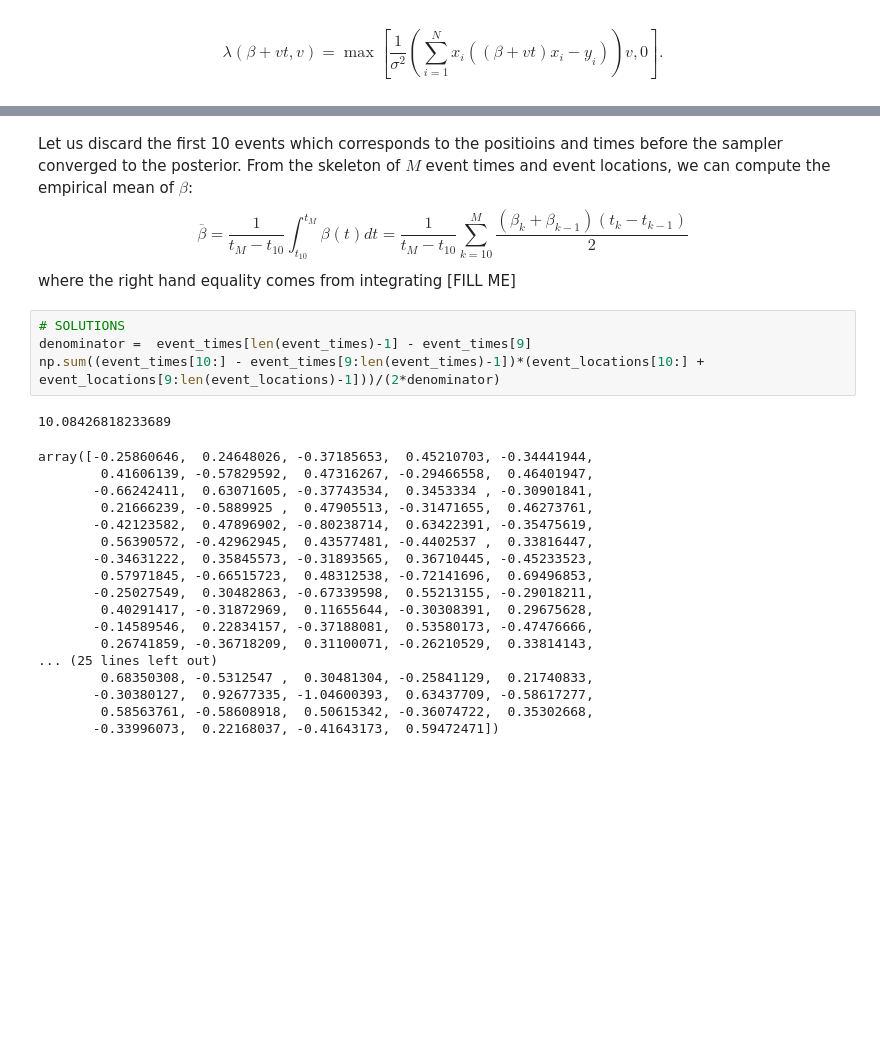
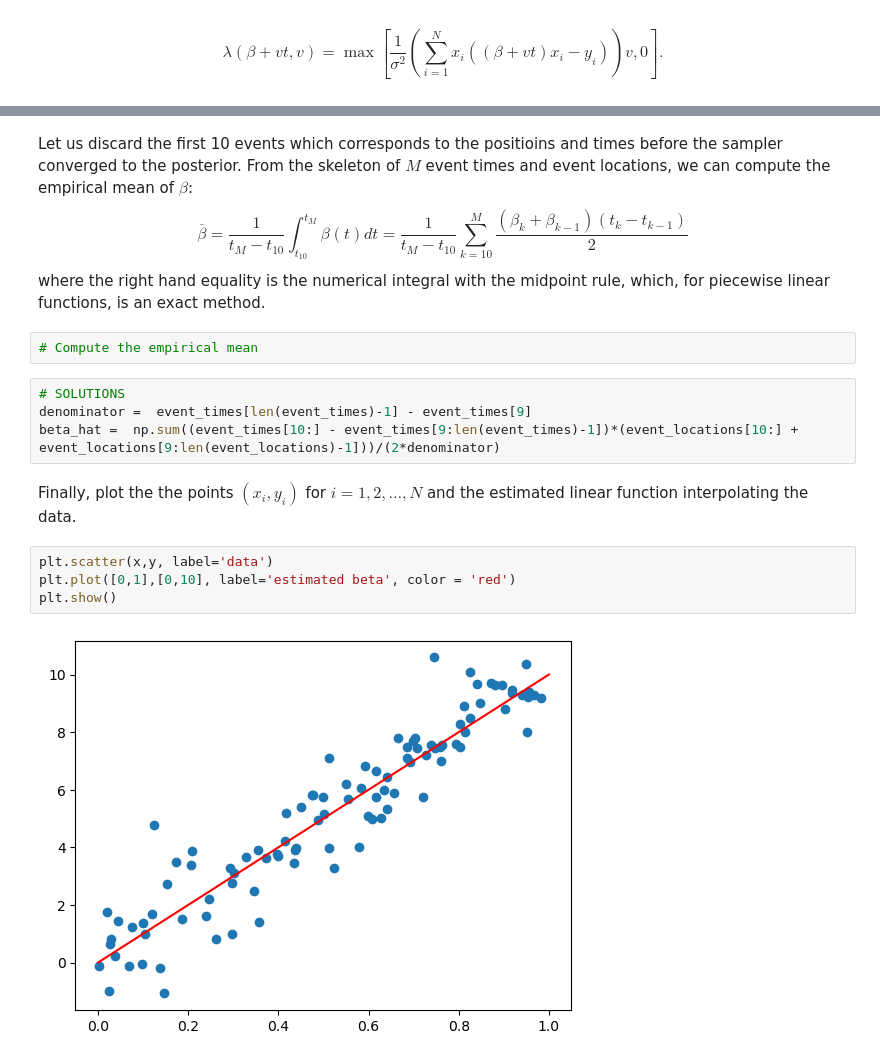
Before and after one commit to SebaGraz/PDMP_workshop, a Jupyter notebook: PDMP_workshop.ipynb, the cells around one changed output, grey strips where cells are left out. Cells and saved outputs as stored; diff of their text form; blank space fills up the shorter version.

```diff
--- a/PDMP_workshop.ipynb
+++ b/PDMP_workshop.ipynb
@@ -277,29 +278,18 @@ From the skeleton of $M$ event times and event locations, we can compute the emp
 $$
 \overline \beta = \frac{1}{t_M - t_{10}}\int_{t_{10}}^{t_M} \beta(t) dt = \frac{1}{t_M - t_{10}} \sum_{k=10}^M \frac{(\beta_k + \beta_{k-1})(t_k - t_{k-1})}{2}
 $$
-where the right hand equality comes from integrating [FILL ME]
+where the right hand equality is the numerical integral with the midpoint rule, which, for piecewise linear functions, is an exact method.
+# %%
+# Compute the empirical mean
 # %%
 # SOLUTIONS
 denominator =  event_times[len(event_times)-1] - event_times[9]
-np.sum((event_times[10:] - event_times[9:len(event_times)-1])*(event_locations[10:] + event_locations[9:len(event_locations)-1]))/(2*denominator)
+beta_hat =  np.sum((event_times[10:] - event_times[9:len(event_times)-1])*(event_locations[10:] + event_locations[9:len(event_locations)-1]))/(2*denominator)
-# %% [output]
-10.08426818233689
+# %% [markdown]
+Finally, plot the the points $(x_i,y_i)$ for $i = 1,2,\dots,N$ and the estimated linear function interpolating the data.
 # %%
+plt.scatter(x,y, label='data')
+plt.plot([0,1],[0,10], label='estimated beta', color = 'red')
+plt.show()
 # %% [output]
-array([-0.25860646,  0.24648026, -0.37185653,  0.45210703, -0.34441944,
-        0.41606139, -0.57829592,  0.47316267, -0.29466558,  0.46401947,
-       -0.66242411,  0.63071605, -0.37743534,  0.3453334 , -0.30901841,
-        0.21666239, -0.5889925 ,  0.47905513, -0.31471655,  0.46273761,
-       -0.42123582,  0.47896902, -0.80238714,  0.63422391, -0.35475619,
-        0.56390572, -0.42962945,  0.43577481, -0.4402537 ,  0.33816447,
-       -0.34631222,  0.35845573, -0.31893565,  0.36710445, -0.45233523,
-        0.57971845, -0.66515723,  0.48312538, -0.72141696,  0.69496853,
-       -0.25027549,  0.30482863, -0.67339598,  0.55213155, -0.29018211,
-        0.40291417, -0.31872969,  0.11655644, -0.30308391,  0.29675628,
-       -0.14589546,  0.22834157, -0.37188081,  0.53580173, -0.47476666,
-        0.26741859, -0.36718209,  0.31100071, -0.26210529,  0.33814143,
-... (25 lines left out)
-        0.68350308, -0.5312547 ,  0.30481304, -0.25841129,  0.21740833,
-       -0.30380127,  0.92677335, -1.04600393,  0.63437709, -0.58617277,
-        0.58563761, -0.58608918,  0.50615342, -0.36074722,  0.35302668,
-       -0.33996073,  0.22168037, -0.41643173,  0.59472471])
+[figure, added]
```
Also changed, not shown: parts of 9 cells of this notebook, 3 other files.
